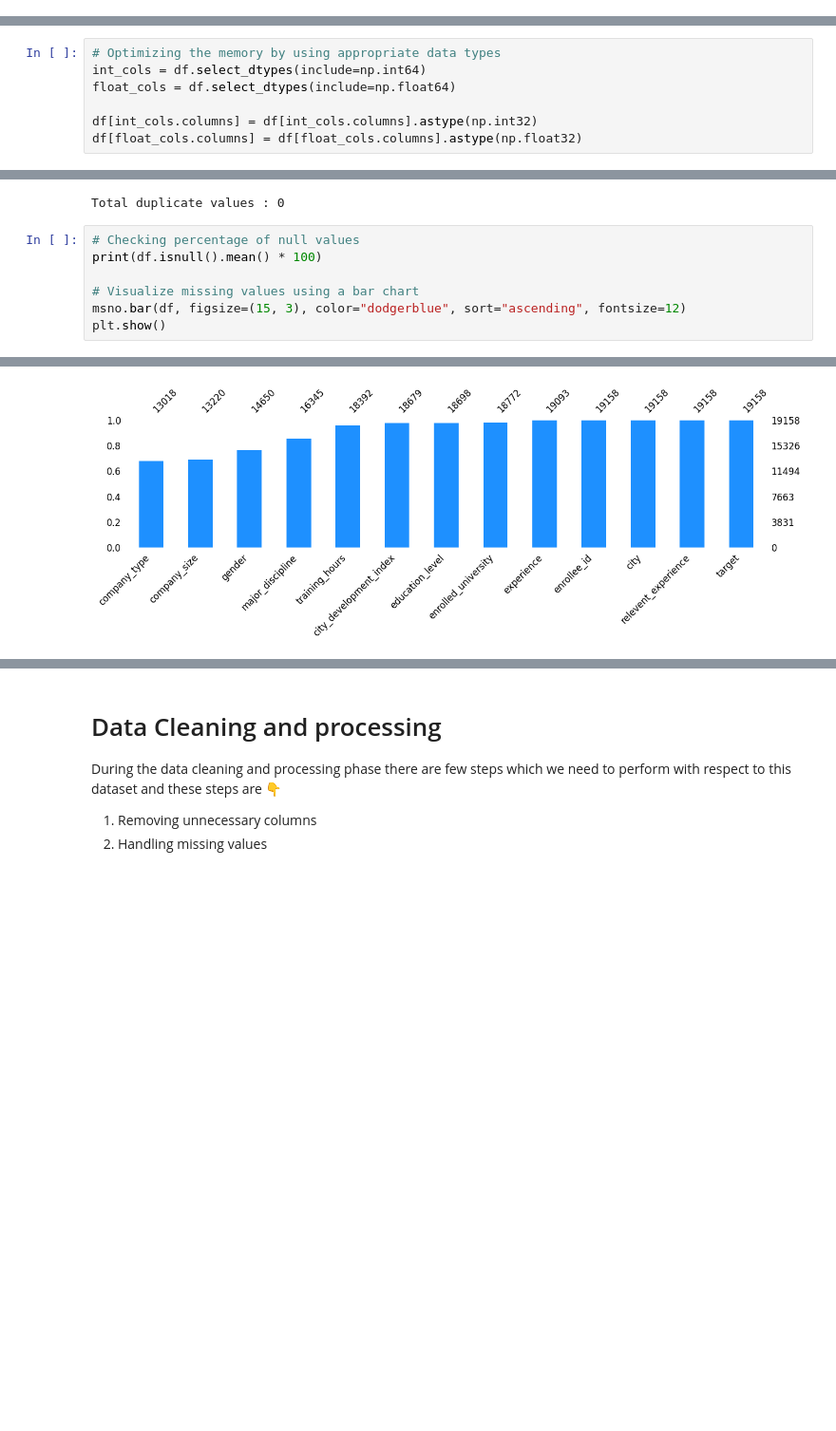
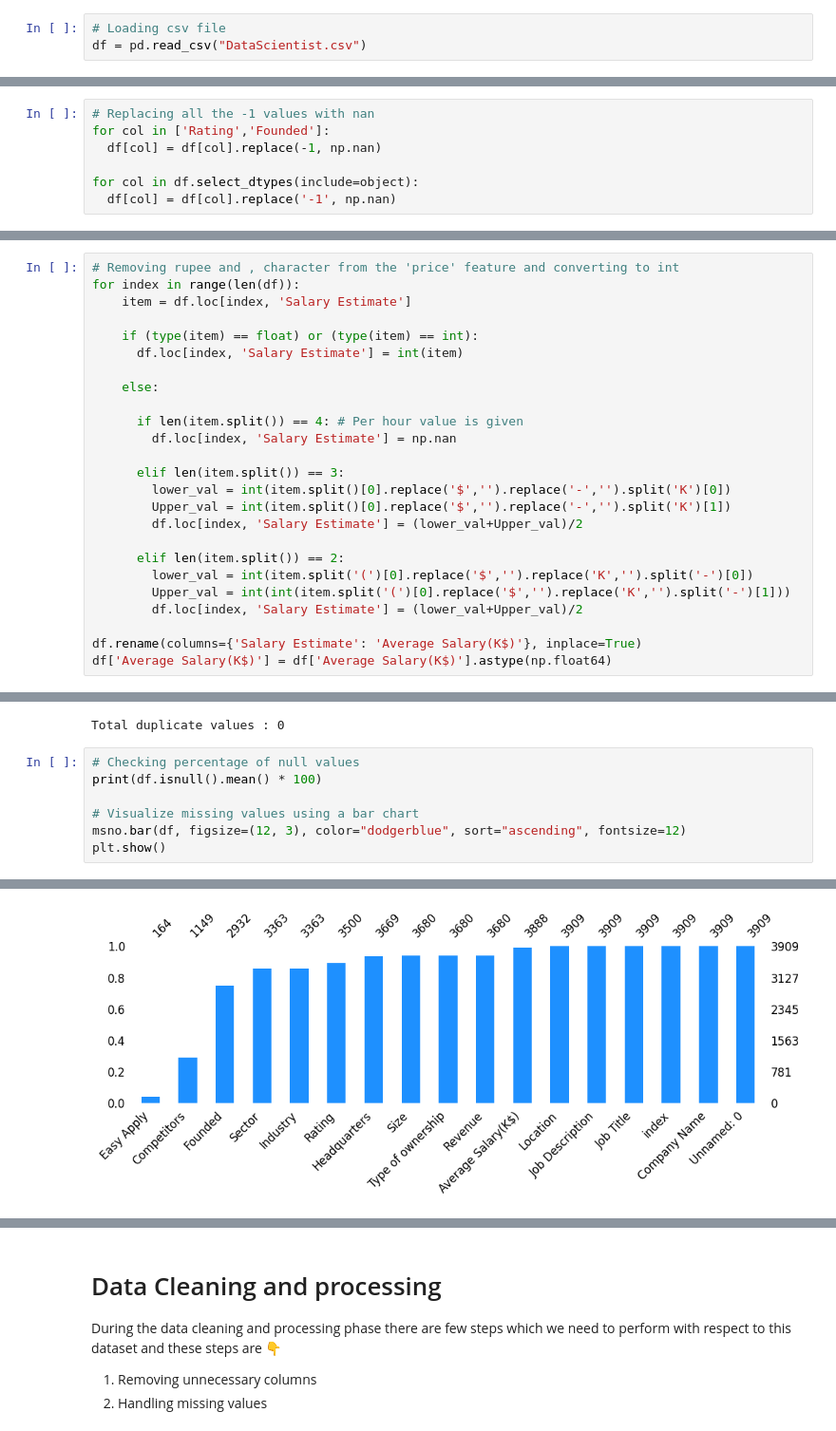
Before and after one commit to yuvraaj2002/AI_Projects, a Jupyter notebook: DS_Job_Prediction/notebook/Code.ipynb, the cells around one changed output, grey strips where cells are left out. Shown at 95% size. Cells and saved outputs as stored; diff of their text form; blank space fills up the shorter version.

Commit message:
Updated the data and also created new features out of old features

```diff
--- a/DS_Job_Prediction/notebook/Code.ipynb
+++ b/DS_Job_Prediction/notebook/Code.ipynb
@@ -42,3 +37,6 @@ df = pd.read_csv("Data.csv")
+# %%
+# Loading csv file
+df = pd.read_csv("DataScientist.csv")
 # %% [markdown]
 # Introductory EDA
 # %%
@@ -58,0 +55,7 @@ df.sample(5)
+# %%
+# Replacing all the -1 values with nan
+for col in ['Rating','Founded']:
+  df[col] = df[col].replace(-1, np.nan)
+
+for col in df.select_dtypes(include=object):
+  df[col] = df[col].replace('-1', np.nan)
@@ -59,3 +72,28 @@ df.sample(5)
+# %%
+# Removing rupee and , character from the 'price' feature and converting to int
+for index in range(len(df)):
+    item = df.loc[index, 'Salary Estimate']
+
+    if (type(item) == float) or (type(item) == int):
+      df.loc[index, 'Salary Estimate'] = int(item)
+
+    else:
+
+      if len(item.split()) == 4: # Per hour value is given
+        df.loc[index, 'Salary Estimate'] = np.nan
+
+      elif len(item.split()) == 3:
+        lower_val = int(item.split()[0].replace('$','').replace('-','').split('K')[0])
+        Upper_val = int(item.split()[0].replace('$','').replace('-','').split('K')[1])
+        df.loc[index, 'Salary Estimate'] = (lower_val+Upper_val)/2
+
+      elif len(item.split()) == 2:
+        lower_val = int(item.split('(')[0].replace('$','').replace('K','').split('-')[0])
+        Upper_val = int(int(item.split('(')[0].replace('$','').replace('K','').split('-')[1]))
+        df.loc[index, 'Salary Estimate'] = (lower_val+Upper_val)/2
+
+df.rename(columns={'Salary Estimate': 'Average Salary(K$)'}, inplace=True)
+df['Average Salary(K$)'] = df['Average Salary(K$)'].astype(np.float64)
 # %% [markdown]
 **Observation 🔍**
 
@@ -92,7 +125,0 @@ memory usage: 1.9+ MB
-# %%
-# Optimizing the memory by using appropriate data types
-int_cols = df.select_dtypes(include=np.int64)
-float_cols = df.select_dtypes(include=np.float64)
-
-df[int_cols.columns] = df[int_cols.columns].astype(np.int32)
-df[float_cols.columns] = df[float_cols.columns].astype(np.float32)
@@ -127,6 +135,6 @@ Total duplicate values : 0
 print(df.isnull().mean() * 100)
 
 # Visualize missing values using a bar chart
-msno.bar(df, figsize=(15, 3), color="dodgerblue", sort="ascending", fontsize=12)
+msno.bar(df, figsize=(12, 3), color="dodgerblue", sort="ascending", fontsize=12)
 plt.show()
 # %% [output]
@@ -146,4 +158,4 @@ target                     0.000000
 dtype: float64
-[figure, old version]
+[figure, new version]
 # %%
 # Plot the null matrix to visualize if there are null values left
```
Also changed, not shown: parts of 36 cells of this notebook.
